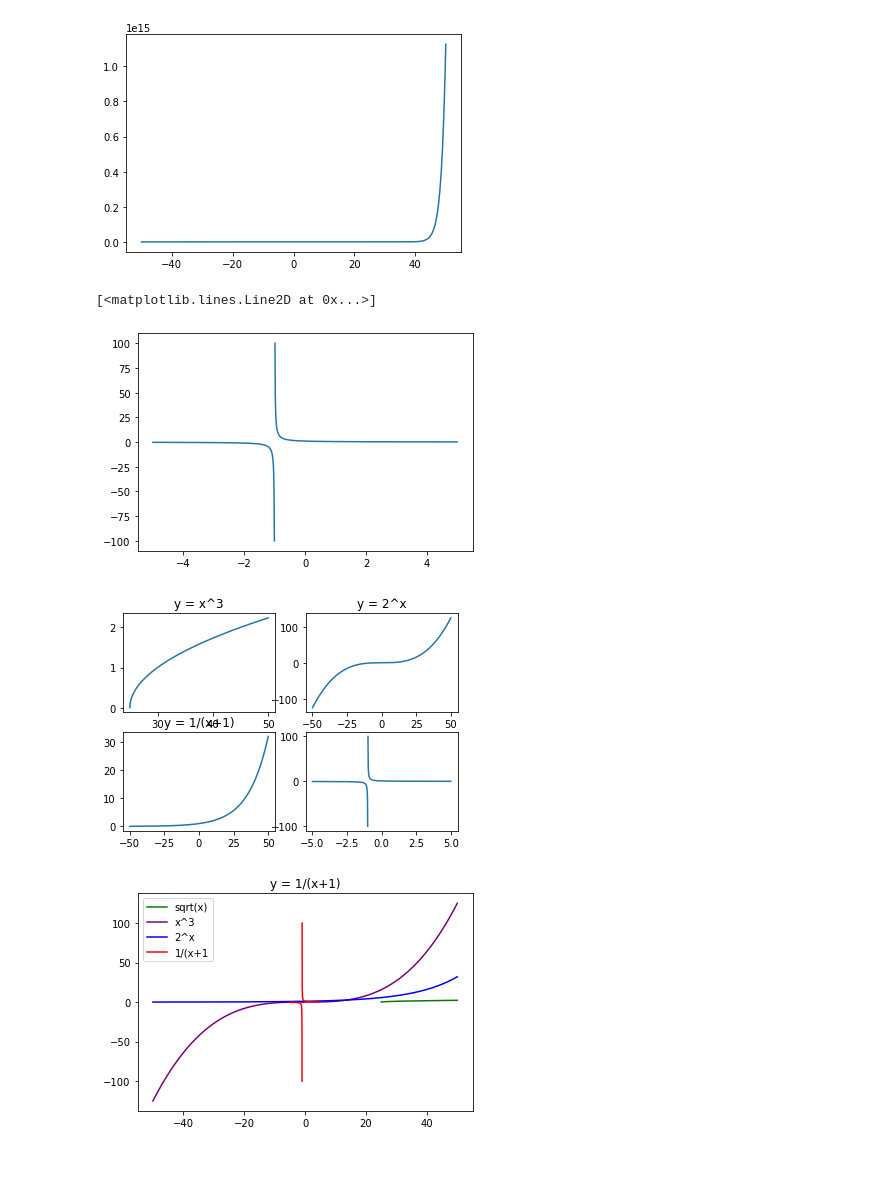
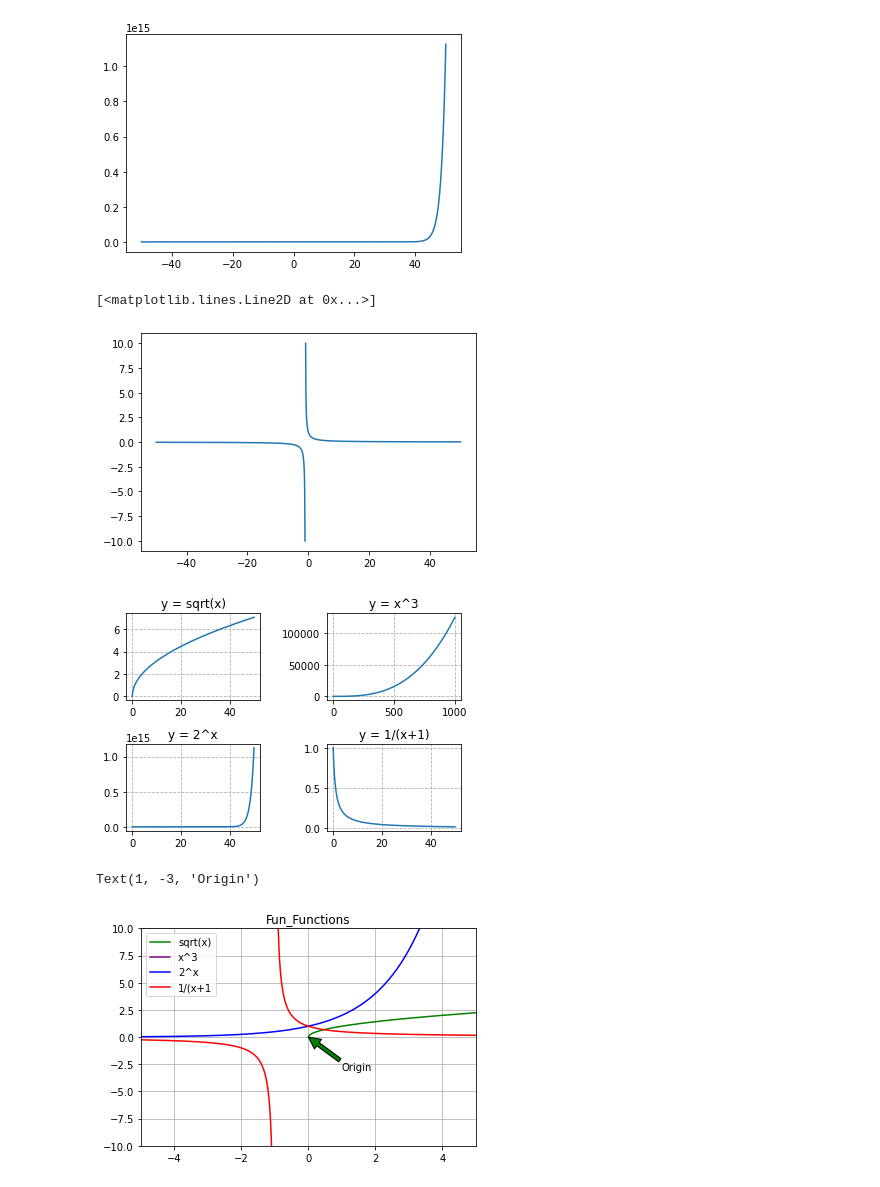
Before and after one commit to craigcalzado/numpy-pandas-visualization-exercises, a Jupyter notebook: matplot_exercises.ipynb, the cells around one changed output. Cells and saved outputs as stored; diff of their text form; code cells hidden in the pictures.

```diff
--- a/matplot_exercises.ipynb
+++ b/matplot_exercises.ipynb
@@ -40,70 +40,79 @@ plt.plot(x,y)
 # np.seterr(divide='ignore', invalid='ignore') is what i found to get rid of dividing by zero errors
 np.seterr(divide='ignore', invalid='ignore')
 
-x = np.linspace(-5,5,1001)
+x = np.linspace(-50,50,1001)
 y = 1/(x+1)
 plt.plot(x,y)
 # %% [output]
 [<matplotlib.lines.Line2D at 0x...>]
-[figure, old version]
+[figure, new version]
 # %%
 #3. combine all 4 into subplots
+
+
 # sqrt(x)
-x1 = np.linspace(0,50,1001)
+x = np.linspace(0,50,1001)
 y1 = x**.5
+plt.subplot(221)
+plt.plot(x,y1)
 plt.title('y = sqrt(x)')
-plt.subplot(221)
-plt.plot(x1,y1)
+plt.grid(True, ls = '--')
+
 # y = x**3
-x2 = np.linspace(-50,50,1001)
-y2 = x**3
-plt.title('y = x^3')
+x2 = range(0,1001)
+y2 = [n**3 for n in x]
 plt.subplot(222)
 plt.plot(x2,y2)
+plt.title('y = x^3')
+plt.grid(True, ls = '--')
+
 # y = 2**x
-x3 = np.linspace(-50, 50, 1001)
 y3 = 2**x
+plt.subplot(223)
+plt.plot(x,y3)
 plt.title('y = 2^x')
-plt.subplot(223)
-plt.plot(x3,y3)
+plt.grid(True, ls = '--')
+
 #y = 1/(x+1)
-x4 = np.linspace(-5,5,1001)
 y4 = (1/(x+1))
+plt.subplot(224)
+plt.plot(x,y4)
 plt.title('y = 1/(x+1)')
-plt.subplot(224)
-plt.plot(x4,y4)
+plt.grid(True, ls = '--')
 
-plt.show()
+plt.subplots_adjust(wspace=.5, hspace=.5)
 # %% [output]
-[figure, old version]
+[figure, new version]
 # %%
 #4. combine all 4 into subplots with extras
 # sqrt(x)
-x1 = np.linspace(0,50,1001)
+x = np.linspace(-10,
+            10,1001)
 y1 = x**.5
-plt.title('y = sqrt(x)')
-plt.plot(x1,y1, color = 'green', label = 'sqrt(x)')
+plt.plot(x,y1, color = 'green', label = 'sqrt(x)')
+
 
 # y = x**3
-x2 = np.linspace(-50,50,1001)
-y2 = x**3
-plt.title('y = x^3')
+x2 = range(0,1001)
+y2 = [n**3 for n in x]
 plt.plot(x2,y2, color = 'purple', label = 'x^3')
 
 # y = 2**x
-x3 = np.linspace(-50, 50, 1001)
 y3 = 2**x
-plt.title('y = 2^x')
-plt.plot(x3,y3, color = 'blue', label = '2^x')
+plt.plot(x,y3, color = 'blue', label = '2^x')
 
 #y = 1/(x+1)
-x4 = np.linspace(-5,5,1001)
 y4 = (1/(x+1))
-plt.title('y = 1/(x+1)')
-plt.plot(x4,y4, color = 'red', label = '1/(x+1')
+plt.plot(x,y4, color = 'red', label = '1/(x+1')
+
+plt.ylim(-10,10)
+plt.xlim(-5,5)
 
 plt.legend()
+plt.grid(True)
 
-plt.show()
+plt.title('Fun_Functions')
+plt.annotate('Origin', xy = (0,0), xytext = (1,-3), arrowprops = {'facecolor': 'green'})
 # %% [output]
+Text(1, -3, 'Origin')
-[figure, old version]
+[figure, new version]
```
Also changed, not shown: parts of 1 cell of this notebook.
